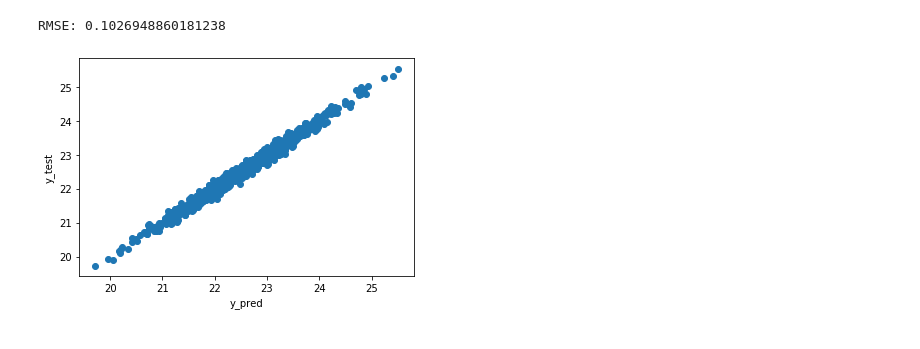
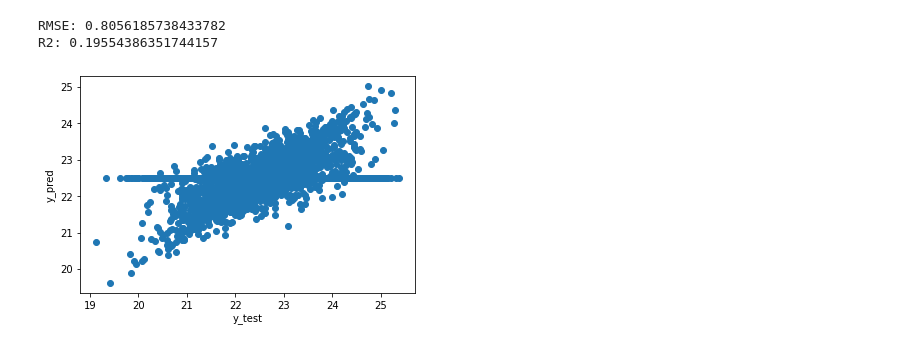
Before and after one commit to stephenleo/HVM-SPC, a Jupyter notebook: data_generator.ipynb, the cells around one changed output. Drawn from its saved outputs; the diff is of its cells as text; code cells hidden in the pictures.

Commit message:
data generator code completed and tested

```diff
--- a/data_generator.ipynb
+++ b/data_generator.ipynb
@@ -31,5 +33,5 @@ plt.title('feature_4');
 # %%
-random_noise = [gauss(0, 0.1) for i in range(3000)]
+random_noise = [gauss(0, 0.1) for i in range(30000)]
 plt.hist(random_noise, bins = 100)
 plt.title('Random Noise');
 # %% [output]
@@ -92,5 +98,5 @@ plt.ylabel('y_test');
 # Add other random generated features
 feature_list = []
 for i in range(0, 196):
-    feature = np.random.normal(loc = uniform(-150.0, 150.0), scale = uniform(0.1, 30), size = 3000)
+    feature = np.random.normal(loc = uniform(-150.0, 150.0), scale = uniform(0.1, 30), size = 30000)
     feature_list.append(feature)
@@ -180,0 +220,30 @@ coef.head()
+# %%
+# Verify if sampled data set of synthetic data is still predictive
+X = sampled_df.iloc[:,:-1]
+y = sampled_df['response']
+
+from sklearn.model_selection import train_test_split
+X_train, X_test, y_train, y_test = train_test_split(X, y, test_size=0.2, random_state=42)
+# X_train = X[:24000]
+# X_test = X[24000:]
+# y_train = y[:24000]
+# y_test = y[24000:]
+
+from sklearn.linear_model import LassoCV
+#alphas = np.logspace(-3, -0.1, 100)
+alphas = np.logspace(-6, -0.1, 100)
+#alphas = [0.1,0.01]
+lasso_cv = LassoCV(alphas=alphas, cv=5, random_state=0, max_iter=10000)
+# %%
+# Impute missing values
+from sklearn.impute import SimpleImputer
+imputer = SimpleImputer(strategy='mean').fit(X_train)
+
+X_train_imp = imputer.transform(X_train)
+X_test_imp = imputer.transform(X_test)
+
+# Scaling
+from sklearn.preprocessing import MinMaxScaler
+scaler = MinMaxScaler().fit(X_train_imp)
+X_train_scaled = scaler.transform(X_train_imp)
+X_test_scaled = scaler.transform(X_test_imp)
@@ -181,11 +273,13 @@ coef.head()
 # %%
-from sklearn.metrics import mean_squared_error
+from sklearn.metrics import mean_squared_error, r2_score
 y_pred = lasso_cv.predict(X_test_scaled)
-print('RMSE: {}'.format(mean_squared_error(y_pred, y_test)**0.5))
+print('RMSE: {}'.format(mean_squared_error(y_test, y_pred)**0.5))
+print('R2: {}'.format(r2_score(y_test, y_pred)))
 
-plt.scatter(y_pred, y_test)
-plt.xlabel('y_pred')
-plt.ylabel('y_test');
+plt.scatter(y_test, y_pred)
+plt.ylabel('y_pred')
+plt.xlabel('y_test');
 # %% [output]
-RMSE: 0.1026948860181238
+RMSE: 0.8056185738433782
+R2: 0.19554386351744157
-[figure, old version]
+[figure, new version]
```
Also changed, not shown: parts of 48 cells of this notebook, 1 other file.
